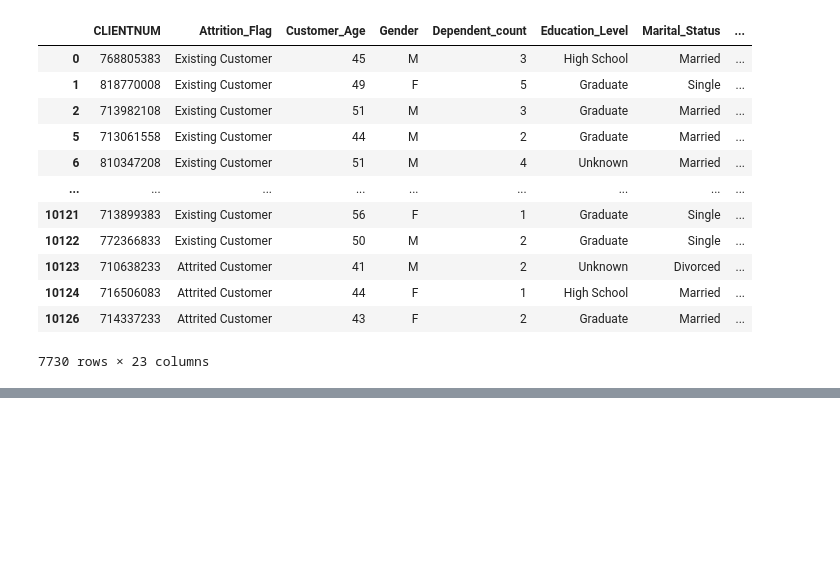
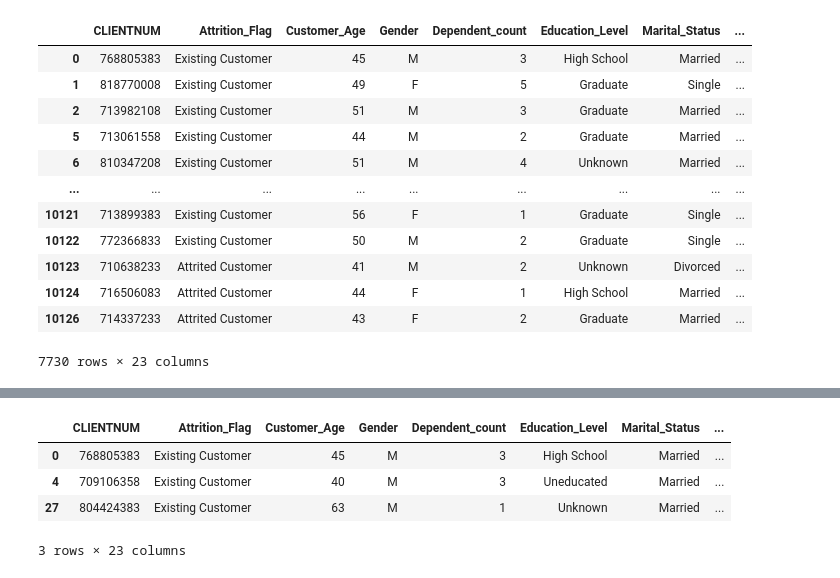
Before and after one commit to vijaypatha/data-manipulations, a Jupyter notebook: 01_Pandas-Objects.ipynb, the cells around one changed output, grey strips where cells are left out. Saved outputs shown, nothing was run; the diff lists cells and outputs as text; code cells hidden in the pictures; blank space fills up the shorter version.

```diff
--- a/01_Pandas-Objects.ipynb
+++ b/01_Pandas-Objects.ipynb
@@ -165,0 +183,8 @@ df[df['Customer_Age']>40]
+# %%
+data.iloc[0:3]
+# %% [output]
+|  | CLIENTNUM | Attrition_Flag | Customer_Age | Gender | Dependent_count | Education_Level | Marital_Status | ... |
+| 0 | 768805383 | Existing Customer | 45 | M | 3 | High School | Married | ... |
+| 4 | 709106358 | Existing Customer | 40 | M | 3 | Uneducated | Married | ... |
+| 27 | 804424383 | Existing Customer | 63 | M | 1 | Unknown | Married | ... |
+3 rows × 23 columns
```
Also changed, not shown: parts of 3 cells of this notebook.
